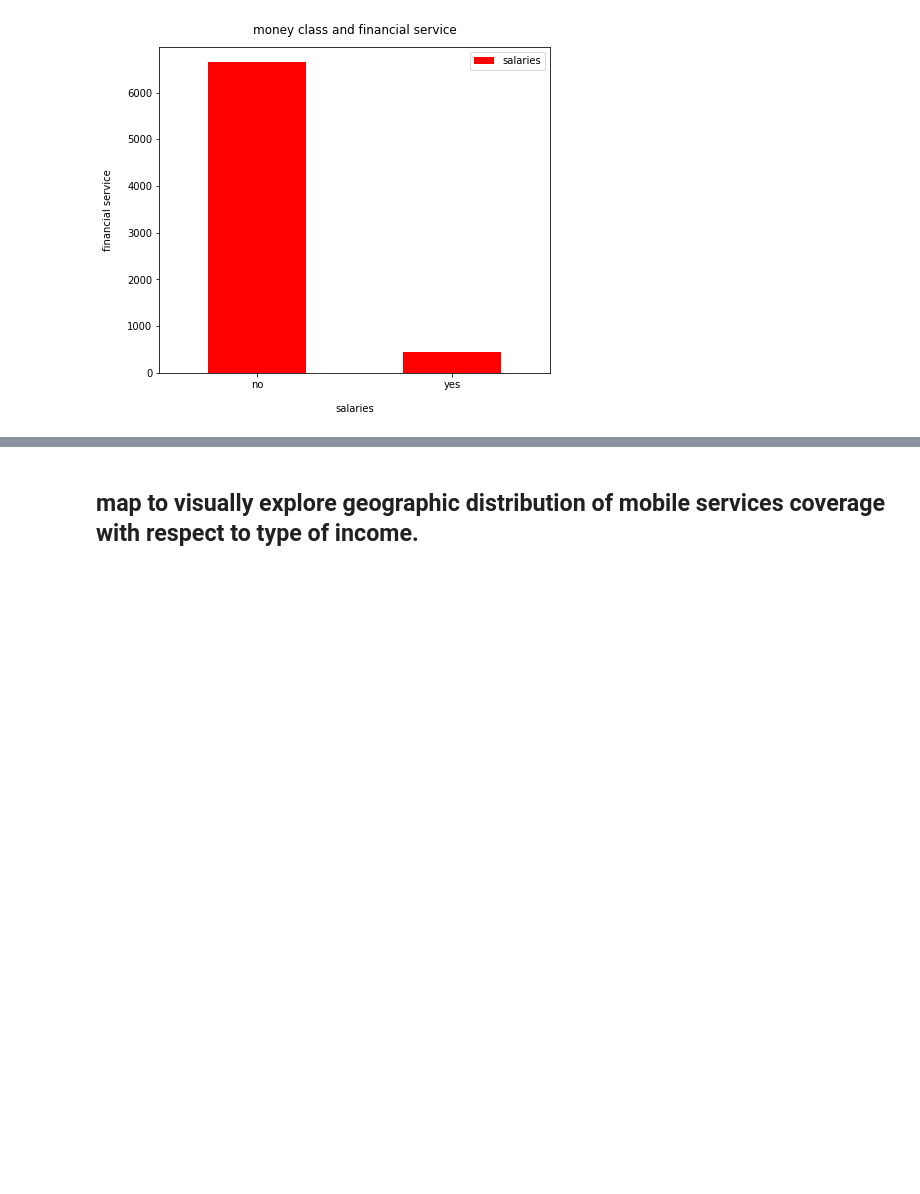
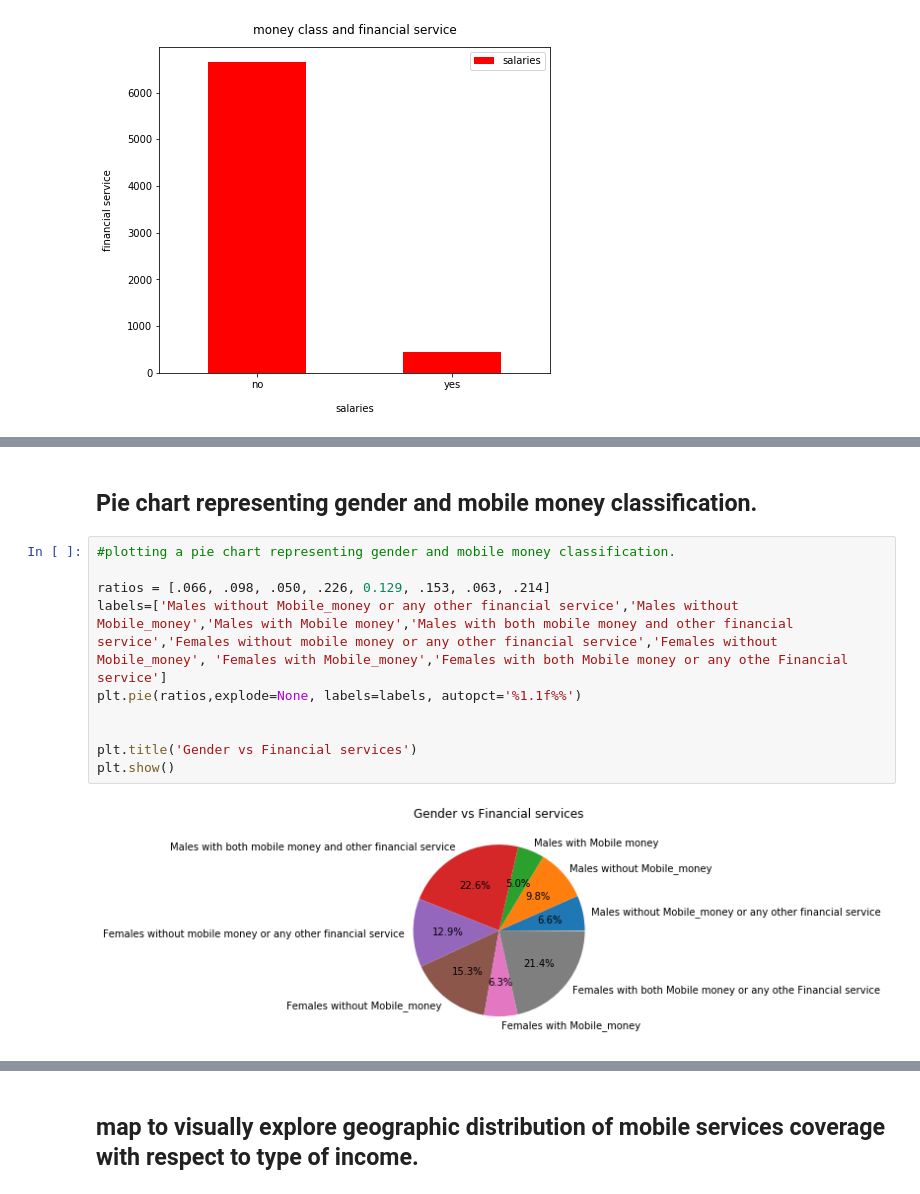
Before and after one commit to phethi10/FINANCIAL-SERVICES-USE-IN-TANZANIA, a Jupyter notebook: Untitled.ipynb, the cells around one changed output, grey strips where cells are left out. Saved outputs shown, nothing was run; the diff lists cells and outputs as text; blank space fills up the shorter version.

```diff
--- a/Untitled.ipynb
+++ b/Untitled.ipynb
@@ -180,0 +164,14 @@ plt.show()
+# %% [markdown]
+## Pie chart representing gender and mobile money classification.
+# %%
+#plotting a pie chart representing gender and mobile money classification.
+
+ratios = [.066, .098, .050, .226, 0.129, .153, .063, .214]
+labels=['Males without Mobile_money or any other financial service','Males without Mobile_money','Males with Mobile money','Males with both mobile money and other financial service','Females without mobile money or any other financial service','Females without Mobile_money', 'Females with Mobile_money','Females with both Mobile money or any othe Financial service']
+plt.pie(ratios,explode=None, labels=labels, autopct='%1.1f%%')
+
+
+plt.title('Gender vs Financial services')
+plt.show()
+# %% [output]
+[figure, added]
```
Also changed, not shown: parts of 19 cells of this notebook.
